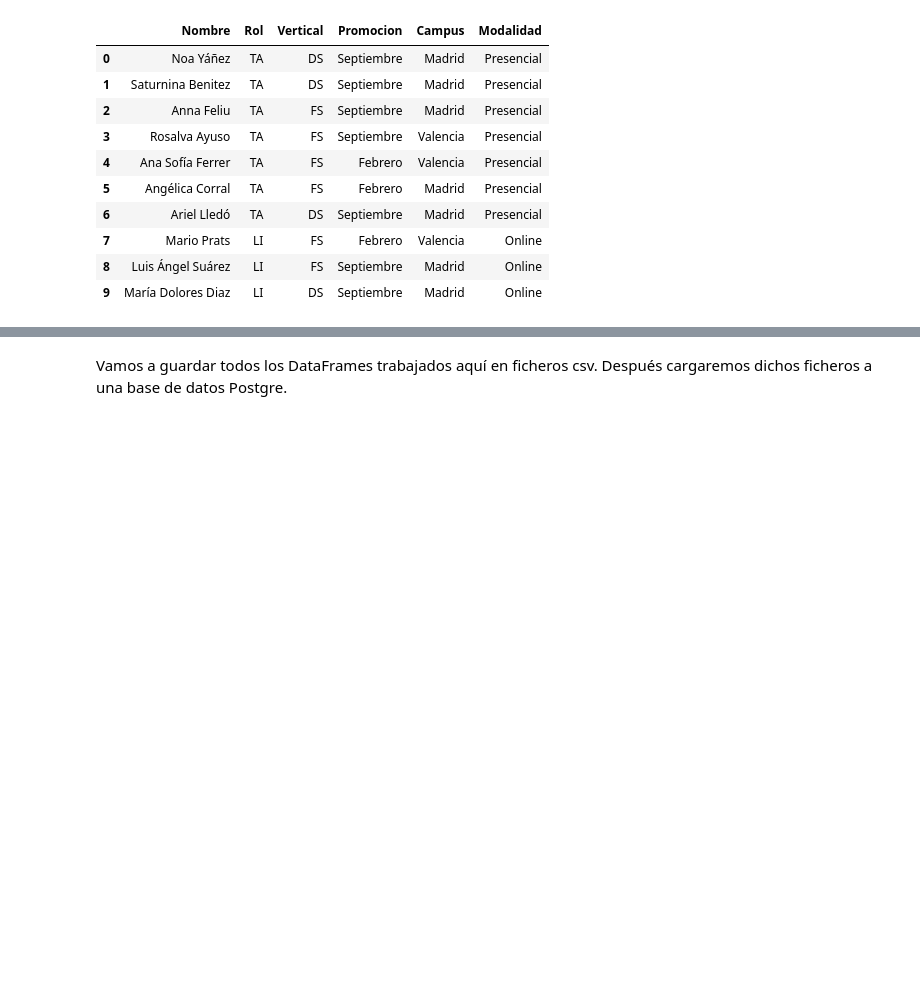
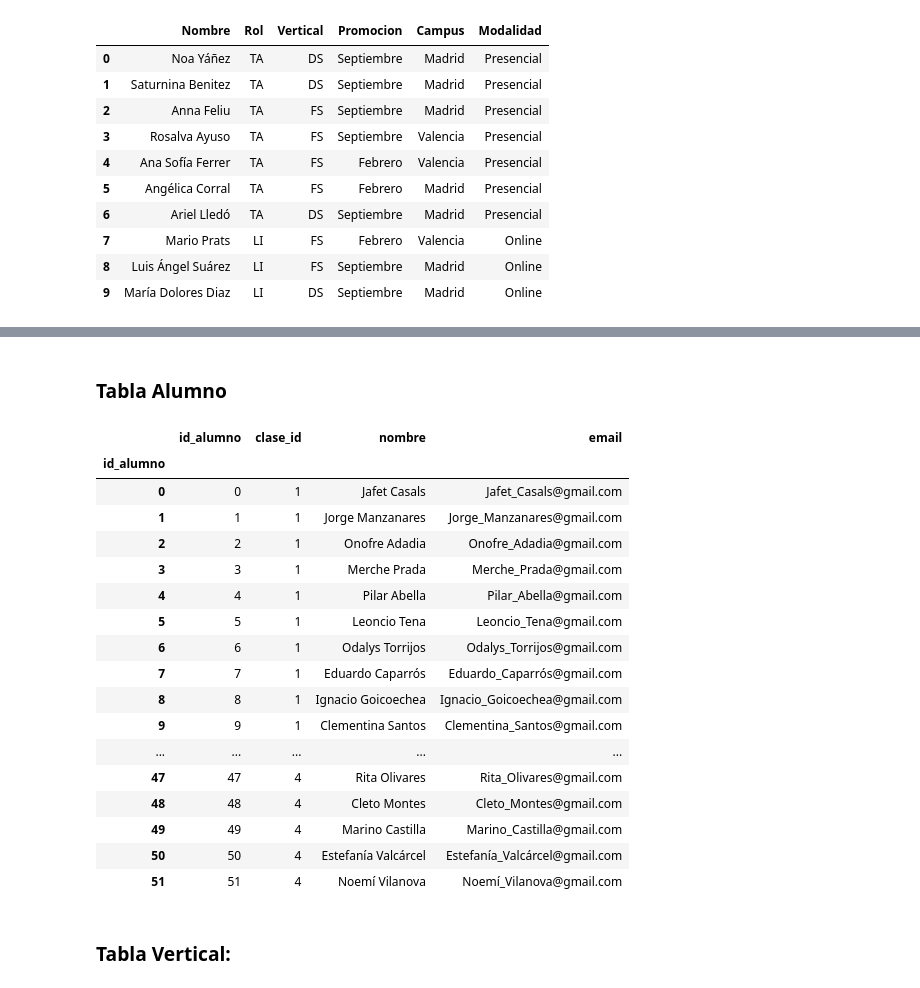
Before and after one commit to xdelrey/BBDD_SQL_Alumnado_Bootcamp, a Jupyter notebook: data_cleansing.ipynb, the cells around one changed output, grey strips where cells are left out. Drawn from its saved outputs; the diff is of its cells as text; code cells hidden in the pictures; blank space fills up the shorter version.

```diff
--- a/data_cleansing.ipynb
+++ b/data_cleansing.ipynb
@@ -559,2 +100,0 @@ df_.head()
-# %% [markdown]
-Vamos a guardar todos los DataFrames trabajados aquí en ficheros csv. Después cargaremos dichos ficheros a una base de datos Postgre.
@@ -572,0 +101,35 @@ df_alumno.to_csv("data/alumno.csv", index = False)
+# %% [markdown]
+### Tabla Alumno
+# %%
+df_alumno = pd.DataFrame({
+    "clase_id": df_total["clase_id"],
+    "nombre": df_total["Nombre"],
+    "email": df_total["Email"]
+})
+# %%
+df_alumno["id_alumno"] = range(len(df_alumno))
+#df_alumno = df_alumno.set_index("id_alumno")
+df_alumno = df_alumno[['id_alumno', 'clase_id', 'nombre', 'email']]
+# %%
+df_alumno
+# %% [output]
+|  | id_alumno | clase_id | nombre | email |
+| id_alumno |  |  |  |  |
+| 0 | 0 | 1 | Jafet Casals | Jafet_Casals@gmail.com |
+| 1 | 1 | 1 | Jorge Manzanares | Jorge_Manzanares@gmail.com |
+| 2 | 2 | 1 | Onofre Adadia | Onofre_Adadia@gmail.com |
+| 3 | 3 | 1 | Merche Prada | Merche_Prada@gmail.com |
+| 4 | 4 | 1 | Pilar Abella | Pilar_Abella@gmail.com |
+| 5 | 5 | 1 | Leoncio Tena | Leoncio_Tena@gmail.com |
+| 6 | 6 | 1 | Odalys Torrijos | Odalys_Torrijos@gmail.com |
+| 7 | 7 | 1 | Eduardo Caparrós | Eduardo_Caparrós@gmail.com |
+| 8 | 8 | 1 | Ignacio Goicoechea | Ignacio_Goicoechea@gmail.com |
+| 9 | 9 | 1 | Clementina Santos | Clementina_Santos@gmail.com |
+| ... | ... | ... | ... | ... |
+| 47 | 47 | 4 | Rita Olivares | Rita_Olivares@gmail.com |
+| 48 | 48 | 4 | Cleto Montes | Cleto_Montes@gmail.com |
+| 49 | 49 | 4 | Marino Castilla | Marino_Castilla@gmail.com |
+| 50 | 50 | 4 | Estefanía Valcárcel | Estefanía_Valcárcel@gmail.com |
+| 51 | 51 | 4 | Noemí Vilanova | Noemí_Vilanova@gmail.com |
+# %% [markdown]
+### Tabla Vertical:
```
Also changed, not shown: parts of 108 cells of this notebook.
